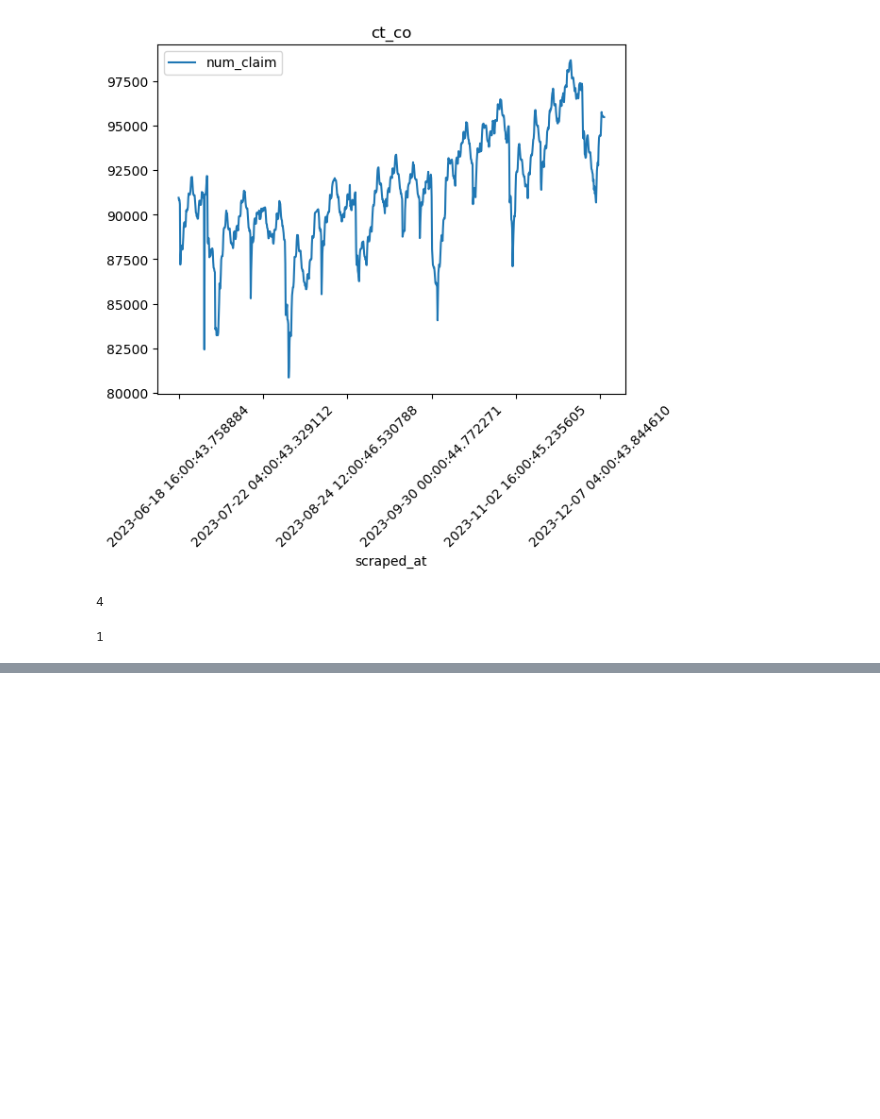
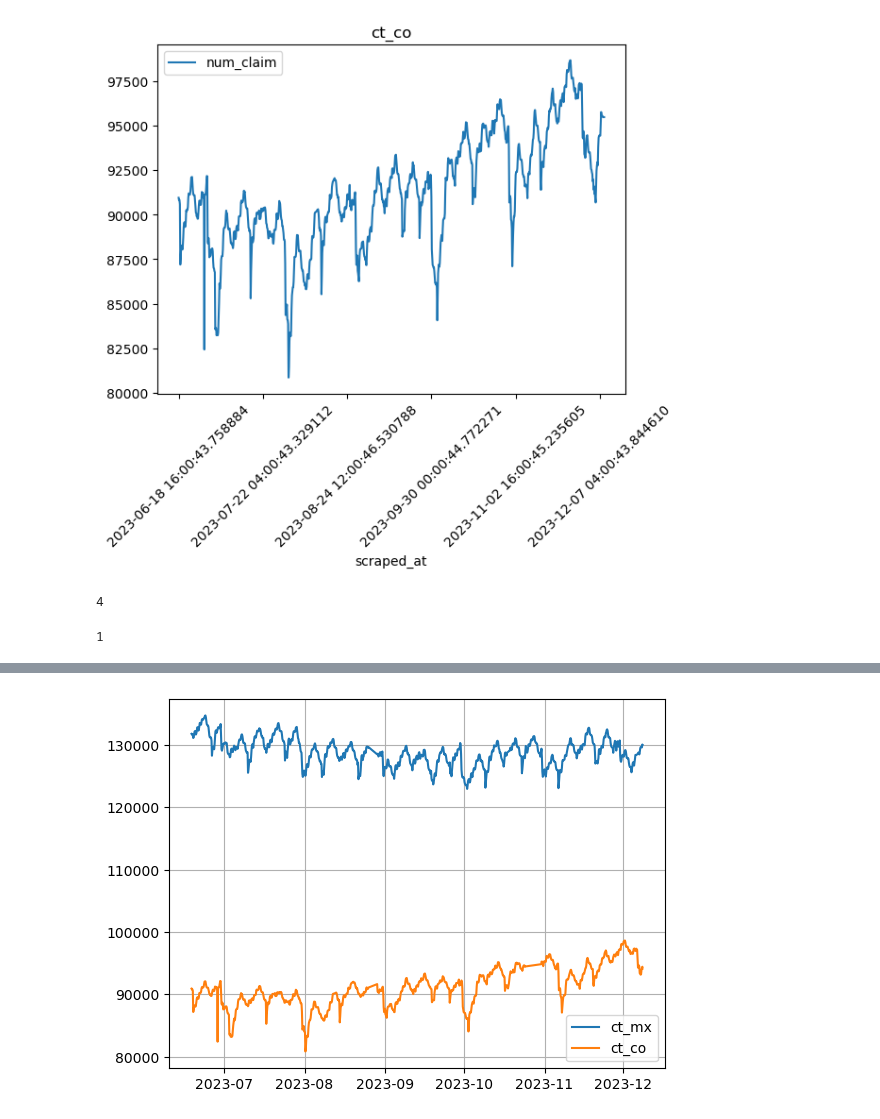
Before and after one commit to eduardofv/learn_spark, a Jupyter notebook: work-dir/claims.ipynb, the cells around one changed output, grey strips where cells are left out. Saved outputs shown, nothing was run; the diff lists cells and outputs as text; code cells hidden in the pictures; blank space fills up the shorter version.

```diff
--- a/work-dir/claims.ipynb
+++ b/work-dir/claims.ipynb
@@ -120,5 +116,0 @@ NameError: name 'ct_ts' is not defined
-# %%
-occ_ts = occ.set_index("scraped_at")
-ct_ts = ct.set_index("scraped_at")
-plt.plot(occ_ts.index, occ_ts["num_claim"])
-plt.plot(ct_ts.index, ct_ts["num_claim"])
@@ -129,0 +117,14 @@ plt.show()
+# %%
+ct_mx = df.where(df.url.startswith("https://mx.computrabajo")).sort("scraped_at").withColumn("num_claim", df["claim"].cast("int")).select("scraped_at", "num_claim").toPandas()
+ct_co = df.where(df.url.startswith("https://co.computrabajo")).sort("scraped_at").withColumn("num_claim", df["claim"].cast("int")).select("scraped_at", "num_claim").toPandas()
+
+ct_mx['scraped_at'] = pd.to_datetime(ct['scraped_at'])
+ct_co['scraped_at'] = pd.to_datetime(occ['scraped_at'])
+
+plt.plot(ct_mx.set_index('scraped_at'))
+plt.plot(ct_co.set_index('scraped_at'))
+plt.grid(which="both")
+plt.legend(["ct_mx", "ct_co"])
+plt.show()
+# %% [output]
+[figure, added]
```
Also changed, not shown: parts of 9 cells of this notebook, 1 other file.
